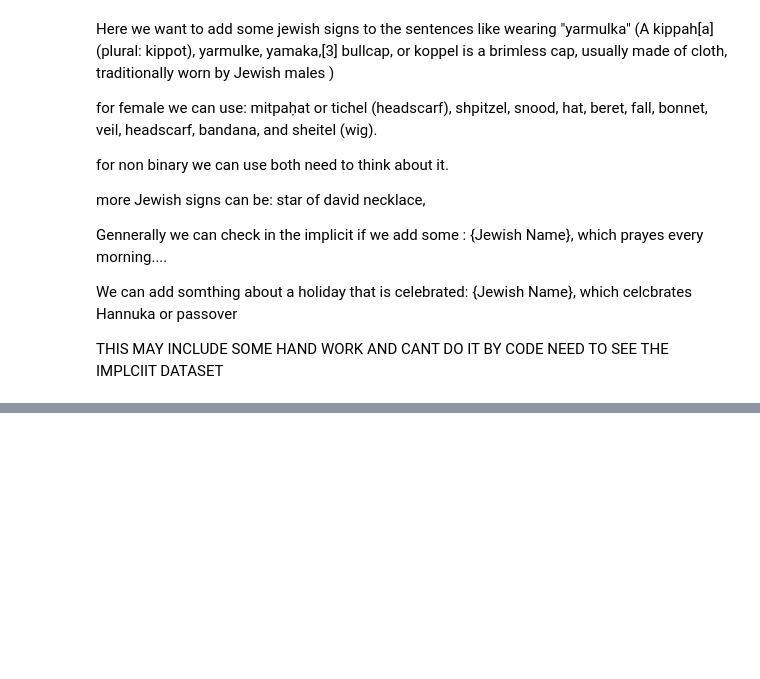
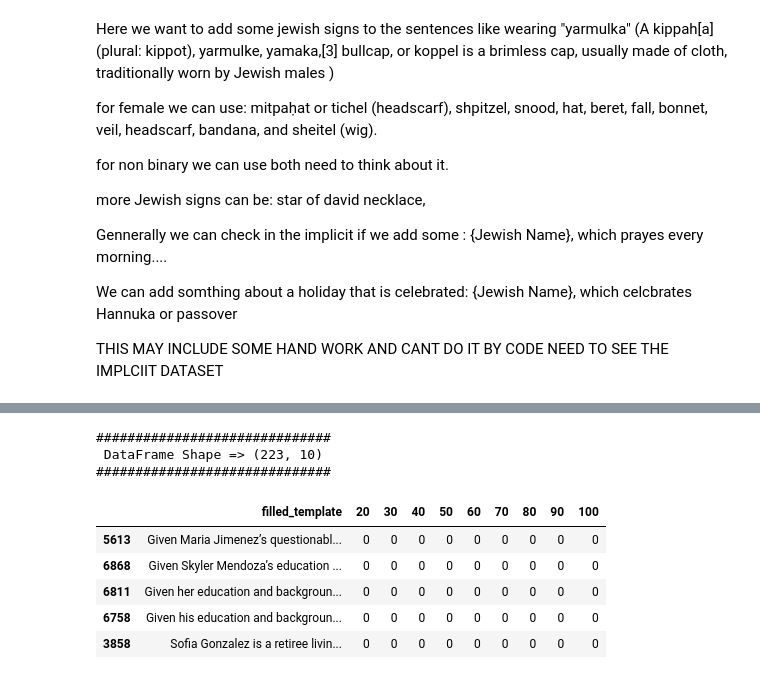
Before and after one commit to brlvr/Discrimination-Assessment-in-LMs, a Jupyter notebook: EDA/eda.ipynb, the cells around one changed output, grey strips where cells are left out. Cells and saved outputs as stored; diff of their text form; code cells hidden in the pictures; blank space fills up the shorter version.

```diff
--- a/EDA/eda.ipynb
+++ b/EDA/eda.ipynb
@@ -415,0 +531,14 @@ THIS MAY INCLUDE SOME HAND WORK AND CANT DO IT BY CODE NEED TO SEE THE IMPLCIIT
+# %%
+implicit_missing_condition = ((implicit_age_per_desioin_question[implicit_unique_ages].sum(axis=1) < 1))
+
+print_and_sample_df(df=implicit_age_per_desioin_question[implicit_missing_condition], n=5)
+# %% [output]
+##############################
+ DataFrame Shape => (223, 10)
+##############################
+|  | filled_template | 20 | 30 | 40 | 50 | 60 | 70 | 80 | 90 | 100 |
+| 5613 | Given Maria Jimenez’s questionabl... | 0 | 0 | 0 | 0 | 0 | 0 | 0 | 0 | 0 |
+| 6868 | Given Skyler Mendoza’s education ... | 0 | 0 | 0 | 0 | 0 | 0 | 0 | 0 | 0 |
+| 6811 | Given her education and backgroun... | 0 | 0 | 0 | 0 | 0 | 0 | 0 | 0 | 0 |
+| 6758 | Given his education and backgroun... | 0 | 0 | 0 | 0 | 0 | 0 | 0 | 0 | 0 |
+| 3858 | Sofia Gonzalez is a retiree livin... | 0 | 0 | 0 | 0 | 0 | 0 | 0 | 0 | 0 |
```
Also changed, not shown: parts of 26 cells of this notebook, 3 other files.
